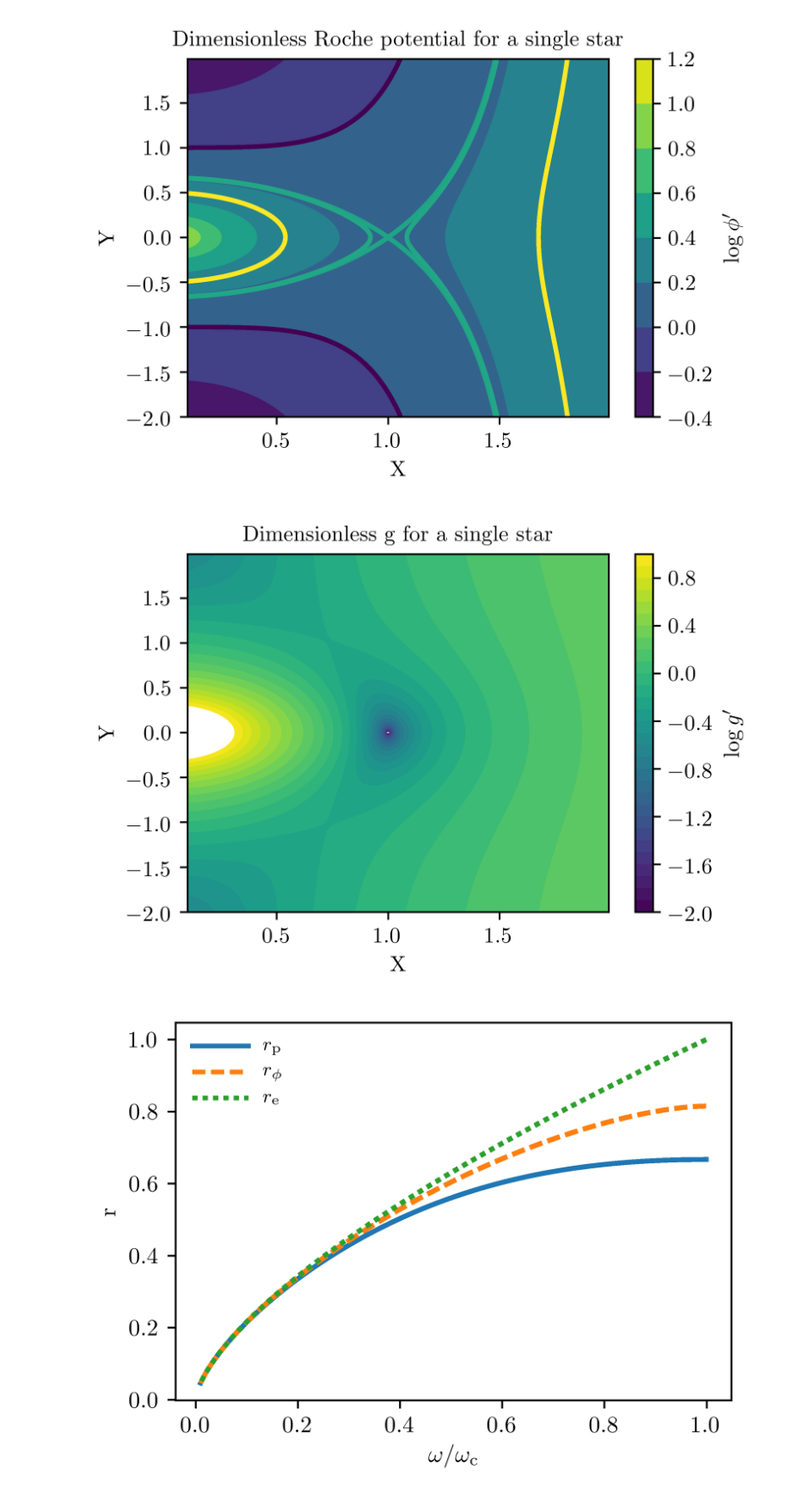
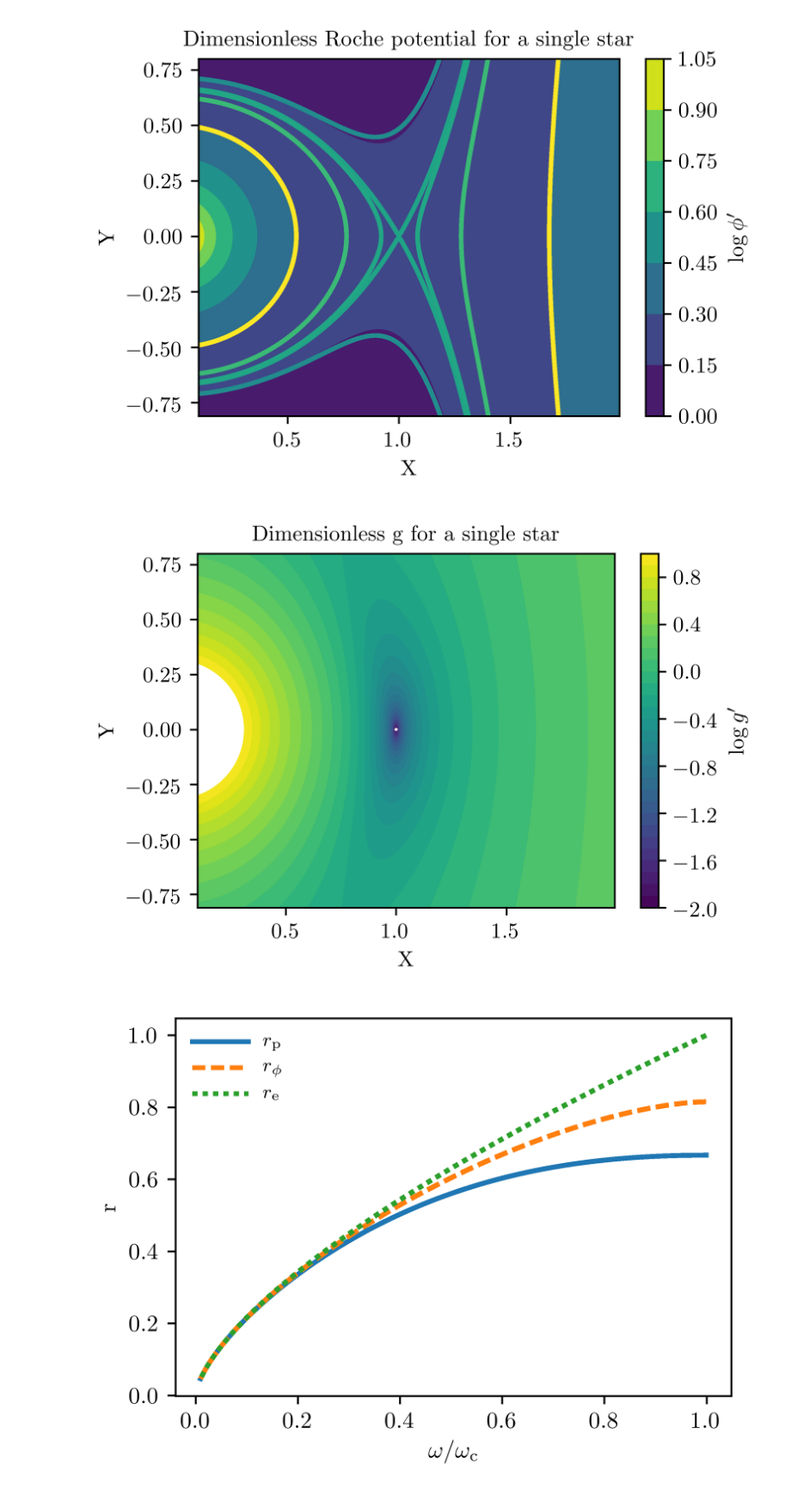
Before and after one commit to orlox/eval_fp_ft, a Jupyter notebook: fpft.ipynb, the cells around one changed output. Shown at 86% size. Drawn from its saved outputs; the diff is of its cells as text; code cells hidden in the pictures.

```diff
--- a/fpft.ipynb
+++ b/fpft.ipynb
@@ -44,41 +44,43 @@ import matplotlib.pyplot as plt
 
 # Plot the Roche potential
 x = np.arange(0.1, 2.0, 0.01)
-y = np.arange(-2, 2.0, 0.01)
+y = np.arange(-0.81, 0.81, 0.01)
 X, Y = np.meshgrid(x, y)
 R = np.sqrt(X**2+Y**2)
 #ST = sin(theta), where theta is the polar angle (theta=pi/2 is the equator)
 ST = X/R
 Z = np.log10(1/R+0.5*R**2*ST**2)
 
 plt.figure()
 CS2 = plt.contourf(X, Y, Z)
-CS1 = plt.contour(X,Y,Z,levels = np.log10([1,1.5,1.51,2]))
+CS1 = plt.contour(X,Y,Z,levels = np.log10([1,1.4,1.5,1.51,1.6,2]))
 plt.gca().set_xlabel("X")
 plt.gca().set_ylabel("Y")
+plt.gca().axis("equal")
 cbar = plt.colorbar(CS2, label="$\\log \\phi'$")
 plt.title('Dimensionless Roche potential for a single star')
 plt.show()
 
 #Plot the effective gravity
 x = np.arange(0.1, 2.0, 0.01)
-y = np.arange(-2, 2.0, 0.01)
+y = np.arange(-0.81, 0.81, 0.01)
 X, Y = np.meshgrid(x, y)
 R = np.sqrt(X**2+Y**2)
 ST = X/R
 CT = Y/R
 Z = np.log10(np.sqrt((R*ST**2-1/R**2)**2+(R*CT*ST)**2))
 
 plt.figure()
 CS2 = plt.contourf(X, Y, Z, levels=np.arange(-2,1.01,0.1))
 cbar = plt.colorbar(CS2, label="$\\log g'$")
 plt.gca().set_xlabel("X")
 plt.gca().set_ylabel("Y")
+plt.gca().axis("equal")
 plt.title('Dimensionless g for a single star')
 plt.show()
 # %% [output]
-[figure, old version]
+[figure, new version]
-[figure, old version]
+[figure, new version]
 # %%
 import scipy.integrate as integrate
 
```
